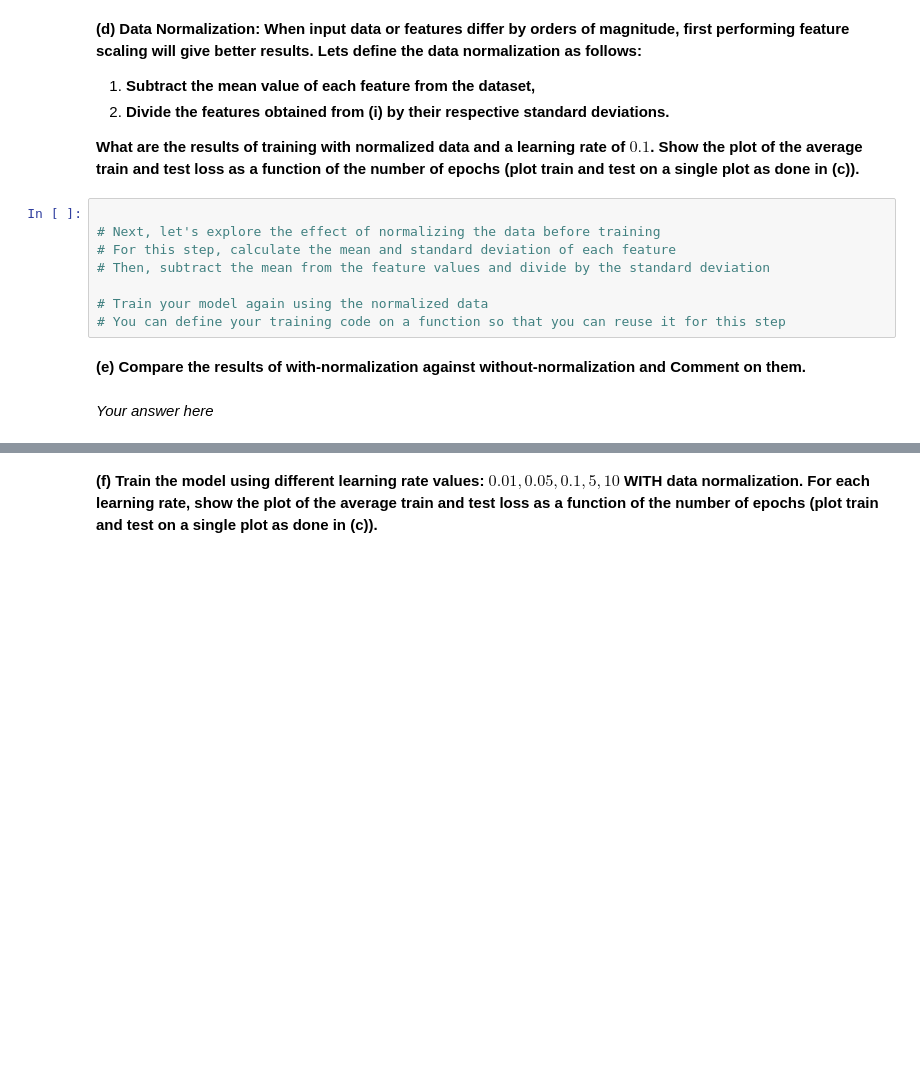
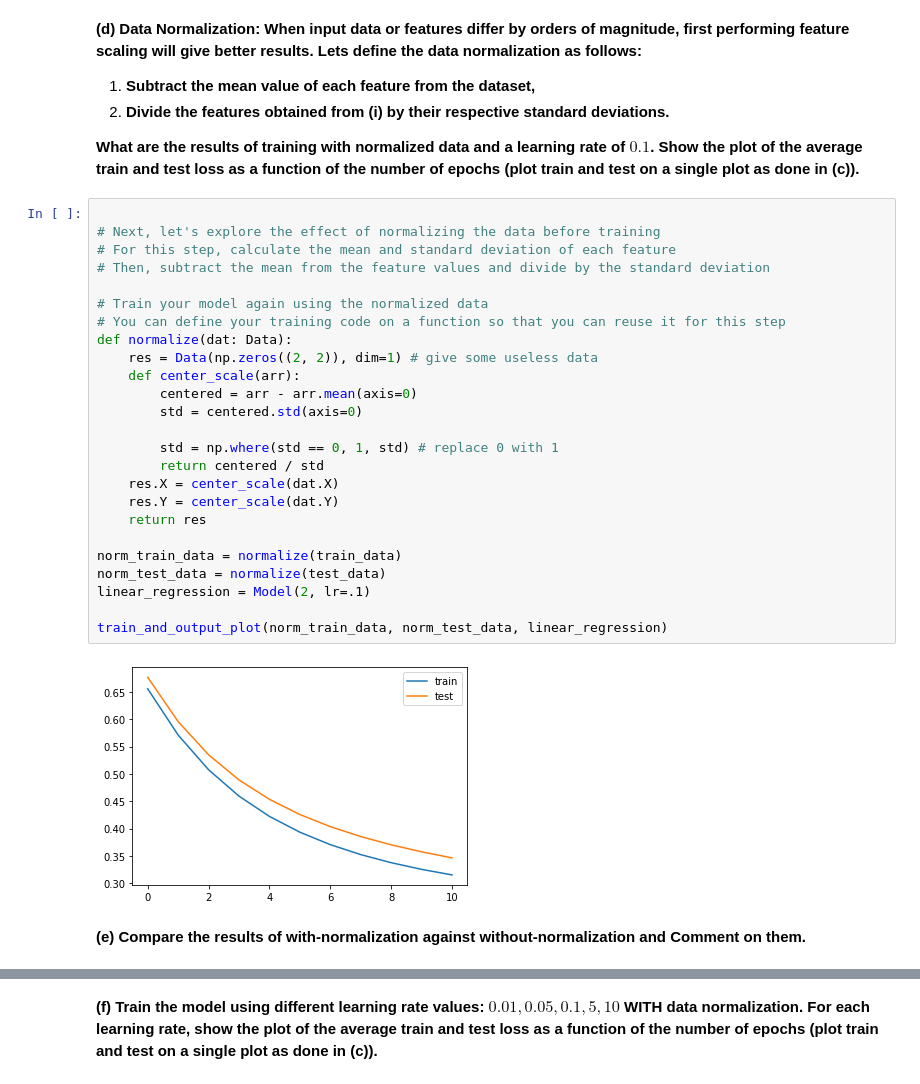
Before and after one commit to ezhang7423/ece180, a Jupyter notebook: hw3/hw3.ipynb, the cells around one changed output, grey strips where cells are left out. Saved outputs shown, nothing was run; the diff lists cells and outputs as text; blank space fills up the shorter version.

```diff
--- a/hw3/hw3.ipynb
+++ b/hw3/hw3.ipynb
@@ -53,12 +138,29 @@ Respond to each of the questionS (a) through (f) below.
 # %%
 
 # Next, let's explore the effect of normalizing the data before training
 # For this step, calculate the mean and standard deviation of each feature
 # Then, subtract the mean from the feature values and divide by the standard deviation
 
 # Train your model again using the normalized data
 # You can define your training code on a function so that you can reuse it for this step
+def normalize(dat: Data):
+    res = Data(np.zeros((2, 2)), dim=1) # give some useless data
+    def center_scale(arr):
+        centered = arr - arr.mean(axis=0)
+        std = centered.std(axis=0)
+
+        std = np.where(std == 0, 1, std) # replace 0 with 1
+        return centered / std
+    res.X = center_scale(dat.X)
+    res.Y = center_scale(dat.Y)
+    return res
+
+norm_train_data = normalize(train_data)
+norm_test_data = normalize(test_data)
+linear_regression = Model(2, lr=.1)
+
+train_and_output_plot(norm_train_data, norm_test_data, linear_regression)
+# %% [output]
+[figure, added]
 # %% [markdown]
 **(e) Compare the results of with-normalization against without-normalization and Comment on them.**
-# %% [markdown]
-*Your answer here*
```
Also changed, not shown: parts of 9 cells of this notebook, 2 other files.
